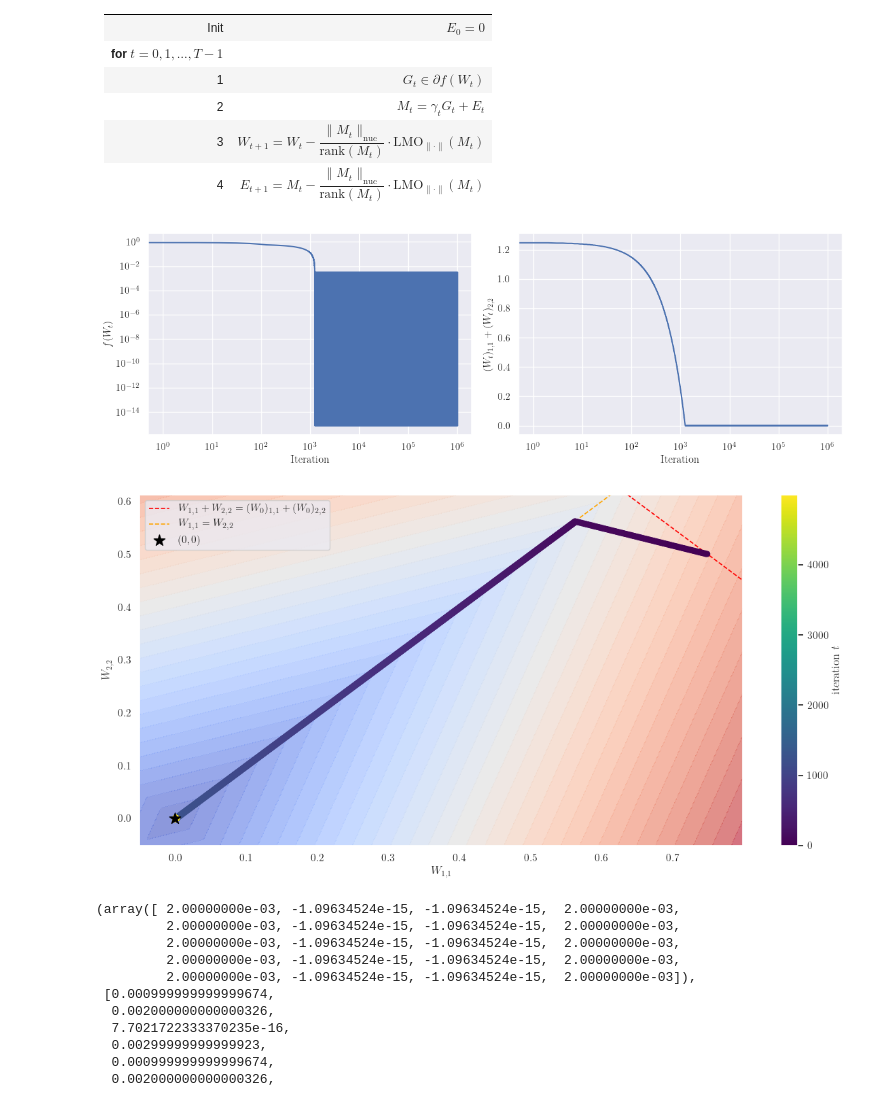
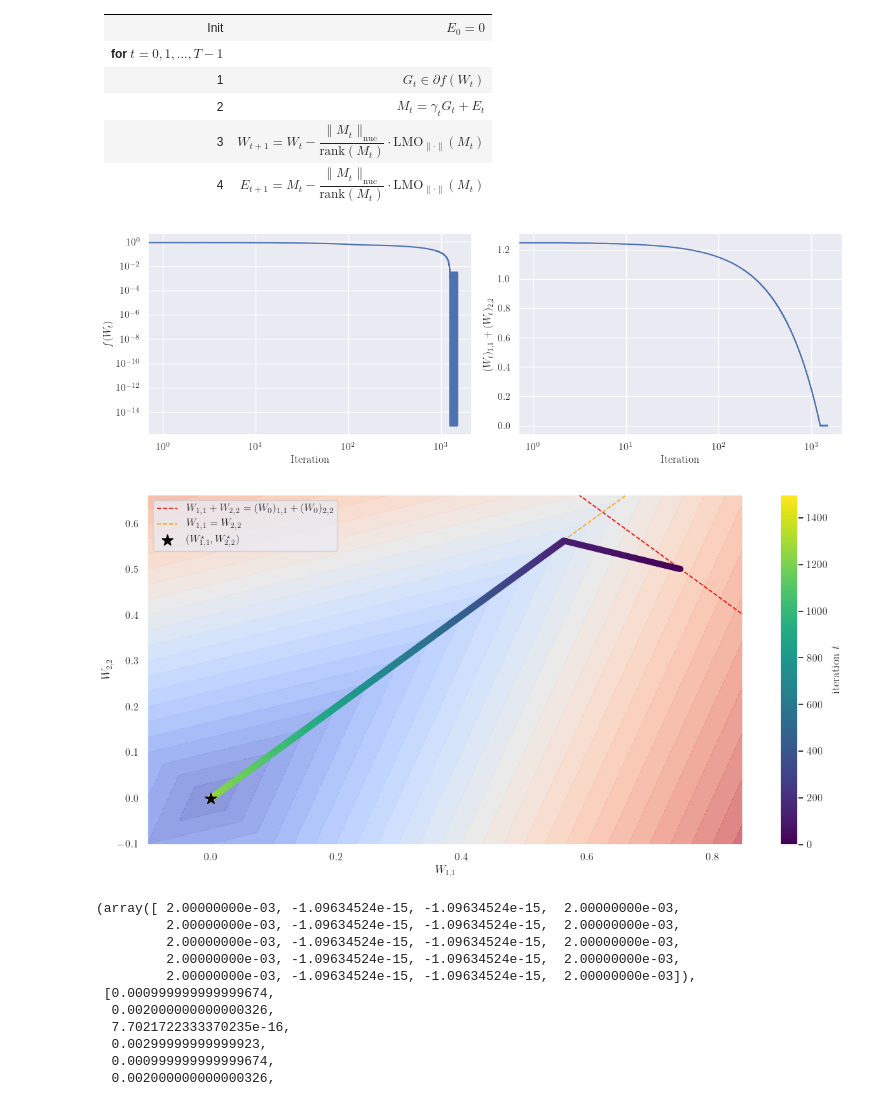
Before and after one commit to parshakova/nonsmooth_lipschitz, a Jupyter notebook: counterexample.ipynb, the cells around one changed output. Saved outputs shown, nothing was run; the diff lists cells and outputs as text; code cells hidden in the pictures.

Commit message:
polishing graphs

```diff
--- a/counterexample.ipynb
+++ b/counterexample.ipynb
@@ -42,13 +42,13 @@ w, logging = sign_subgradient_descent_ef(w0=w0, c=c, p=p, q=q, s=0, max_iters=10
 ws = np.array(logging["w"])
 # %%
 experiment_name = "countex_sign_subgrad"
-plot_loss_and_w_sum(ws, logging, filename=f"{experiment_name}_loss_and_w_sum", xlog=True)
+plot_loss_and_w_sum(ws, logging, filename=f"{experiment_name}_loss_and_w_sum", xlog=True, max_iter=1500)
 # %% [output]
-[figure, old version]
+[figure, new version]
 # %%
-plot_trajectory(ws, w0, c, n_show=5000, filename=experiment_name)
+plot_trajectory(ws, w0, c, n_show=1500, filename=experiment_name)
 # %% [output]
-[figure, old version]
+[figure, new version]
 # %%
 ws[-20:].sum(axis=1), logging["loss"][-20:], w0
 # %% [output]
```
Also changed, not shown: parts of 11 cells of this notebook, 1 other file.
